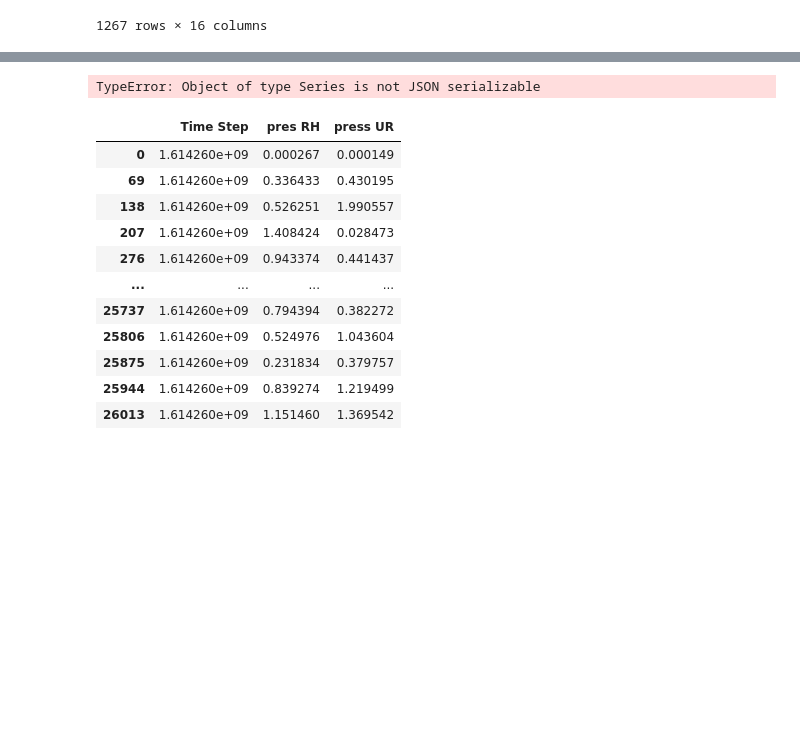
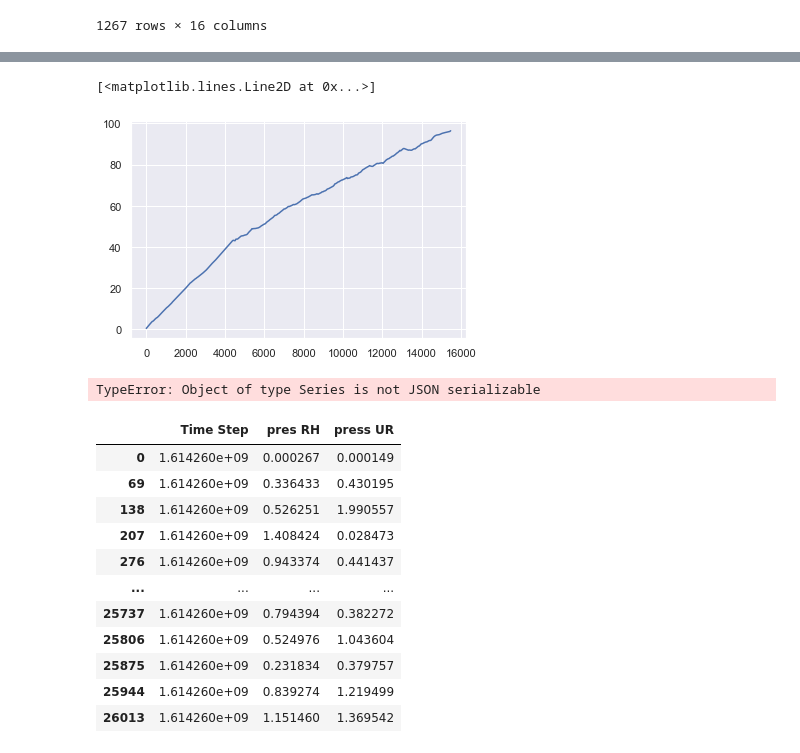
Before and after one commit to MikeDoes/START_HACK_2021, a Jupyter notebook: LoadData_2.ipynb, the cells around one changed output, grey strips where cells are left out. Cells and saved outputs as stored; diff of their text form; code cells hidden in the pictures; blank space fills up the shorter version.

```diff
--- a/LoadData_2.ipynb
+++ b/LoadData_2.ipynb
@@ -368,3 +372,6 @@ df_
 | 24426 | 1.614261e+09 | 0.178207 | 0.641150 | -0.624380 | -0.663085 | 0.507444 | -0.589335 | overhang | 0.956464 | 0.306078 | ... |
 | 24472 | 1.614261e+09 | 0.201219 | 0.662552 | -0.632777 | -0.662416 | 0.528402 | -0.594470 | overhang | 0.303841 | 1.681138 | ... |
 1267 rows × 16 columns
+# %%
+index_name = ['Time Step','Right AP', 'Right UR', 'Right DP', 'Left AP', 'Left UR', 'Left DP']
+acc = df_.loc[df_['Name'] == 'traverse',index_name]
@@ -371,3 +394,11 @@ df_
+# %%
+acc['Speed Right AP'] = np.cumsum(acc.loc[:,'Right AP'] * 0.5)
+acc['Speed Right UR'] = acc.loc[:,'Right UR'] * 0.5
+# %%
+plt.plot(acc.loc[:, 'Speed Right AP'])
+# %% [output]
+[<matplotlib.lines.Line2D at 0x...>]
+[figure, added]
 # %%
 df_.to_csv('data.csv')
 # %%
```
Also changed, not shown: parts of 9 cells of this notebook.
